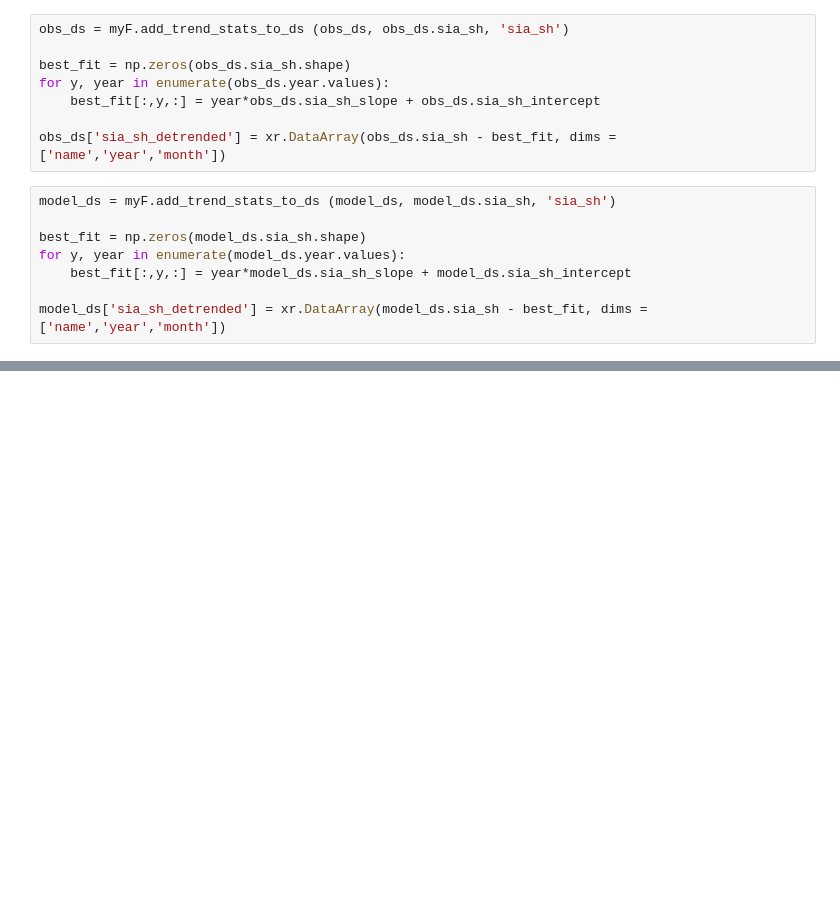
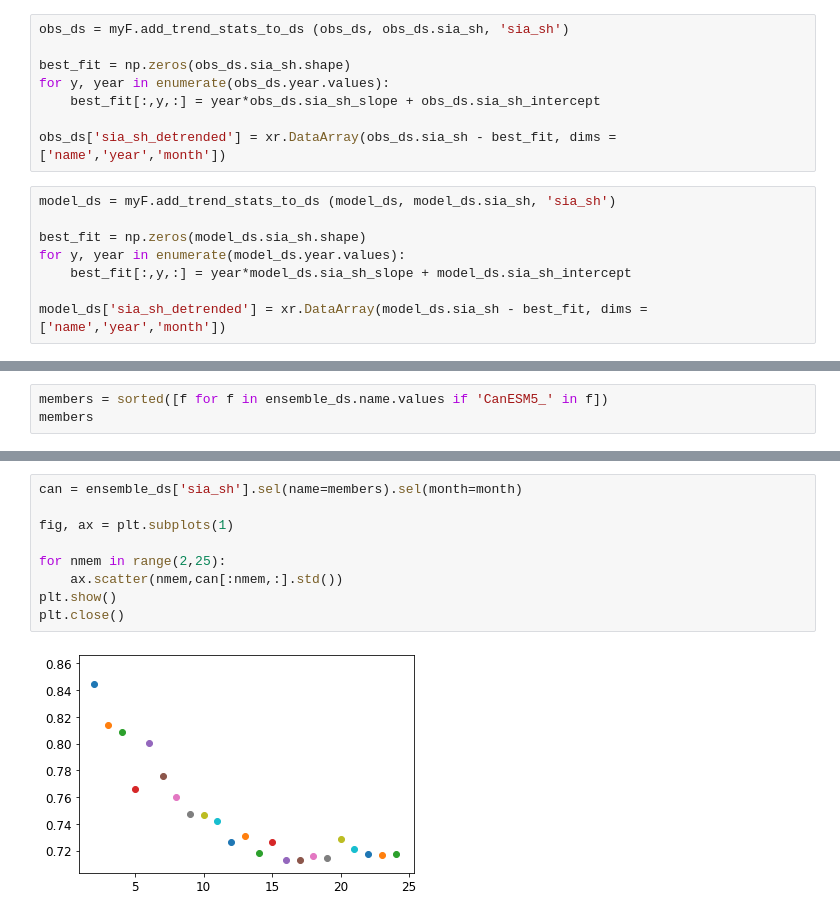
Before and after one commit to lettie-roach/analysis_antarctic-sia-in-cmip6, a Jupyter notebook: antsicmip6_fig4_suppfig1.ipynb, the cells around one changed output, grey strips where cells are left out. Cells and saved outputs as stored; diff of their text form; blank space fills up the shorter version.

```diff
--- a/antsicmip6_fig4_suppfig1.ipynb
+++ b/antsicmip6_fig4_suppfig1.ipynb
@@ -167,0 +192,3 @@ OSISAF 2 0.2551555155112506
+# %%
+members = sorted([f for f in ensemble_ds.name.values if 'CanESM5_' in f])
+members
@@ -167,0 +213,11 @@ OSISAF 2 0.2551555155112506
+# %%
+can = ensemble_ds['sia_sh'].sel(name=members).sel(month=month)
+
+fig, ax = plt.subplots(1)
+
+for nmem in range(2,25):
+    ax.scatter(nmem,can[:nmem,:].std())
+plt.show()
+plt.close()
+# %% [output]
+[figure, added]
```
Also changed, not shown: parts of 7 cells of this notebook, 6 other files.
